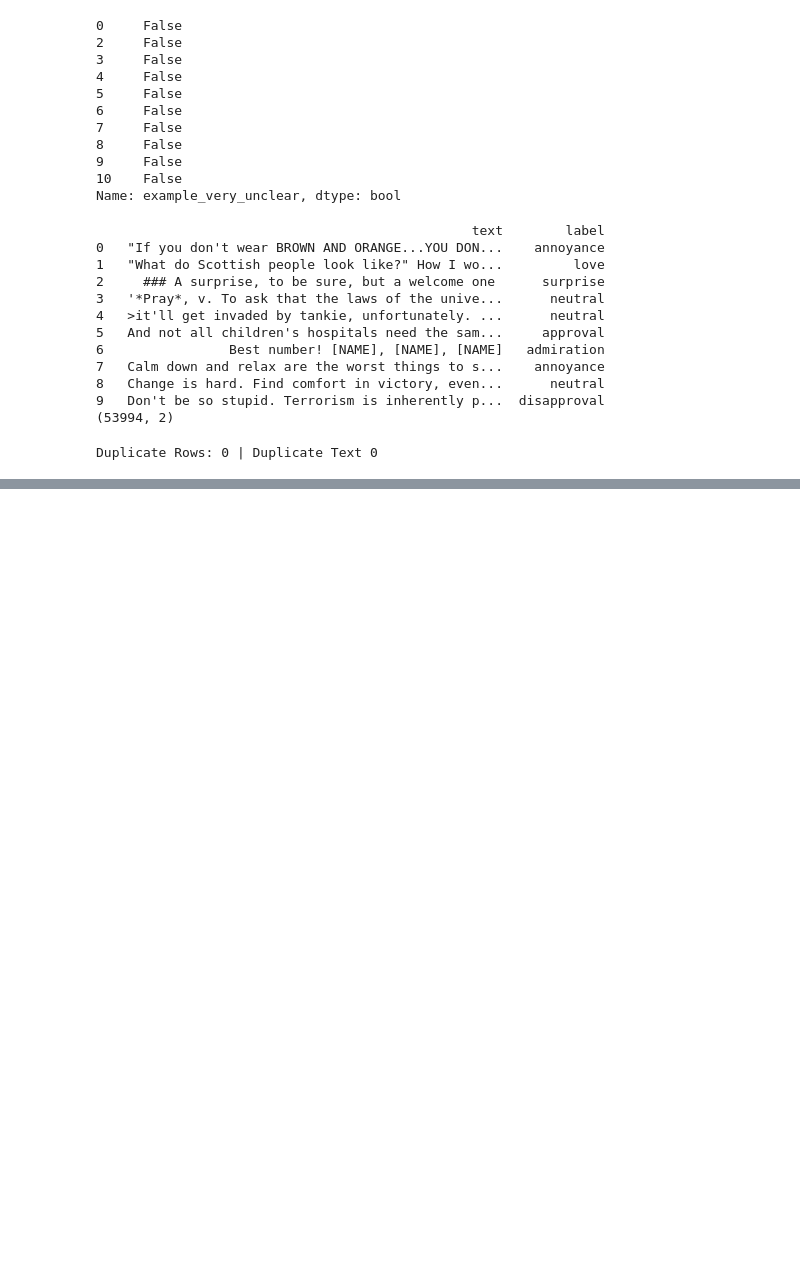
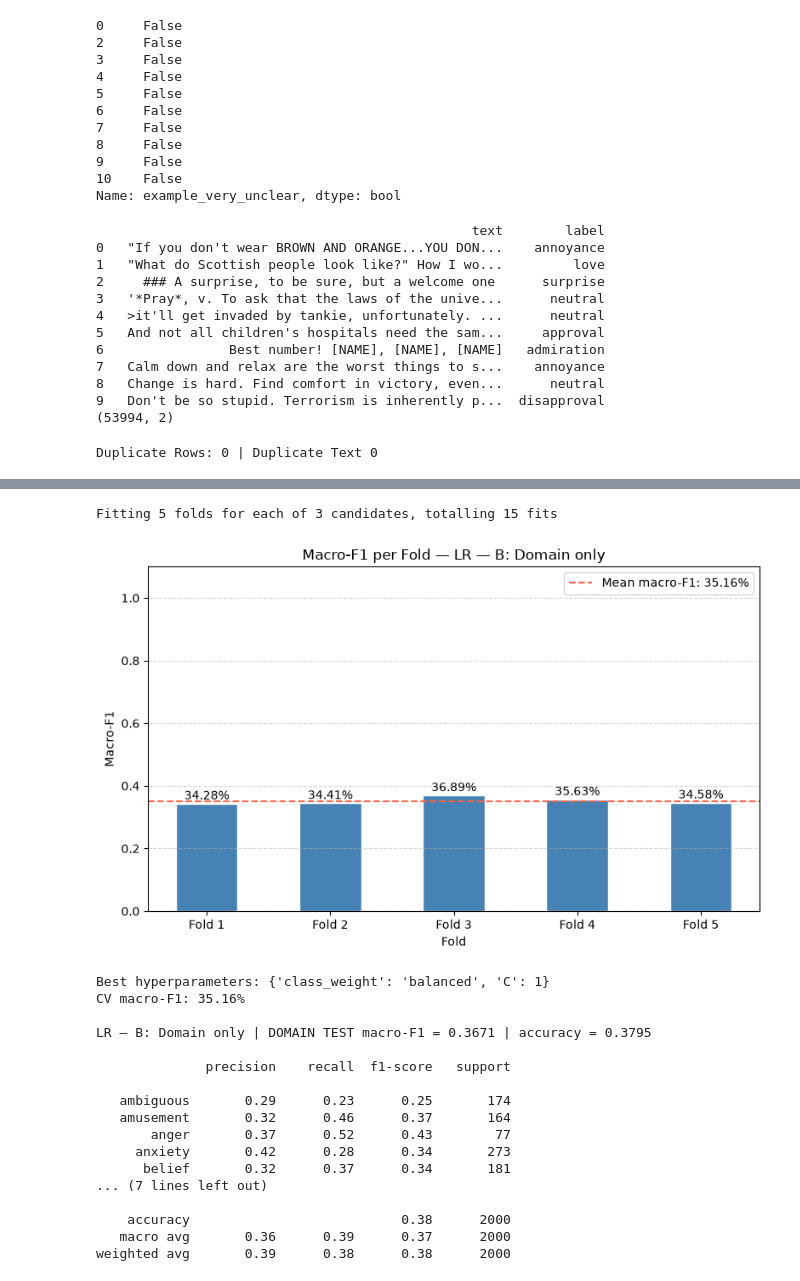
Before and after one commit to Tony-Le-Swin/Technology-Design-Project, a Jupyter notebook: main.ipynb, the cells around one changed output, grey strips where cells are left out. Drawn from its saved outputs; the diff is of its cells as text; code cells hidden in the pictures; blank space fills up the shorter version.

```diff
--- a/main.ipynb
+++ b/main.ipynb
@@ -153,0 +389,40 @@ domain_df.to_csv("domain_df.csv", index = True, encoding = "utf-8")
+# %%
+# Logistic Regression — Model B: Domain only
+lr_B, best_lr_B = validate_model_kfold(
+    LogisticRegression(
+        random_state=seed,
+        max_iter=1000
+    ),
+    param_dist_lr,
+    X_B_train,
+    y_B_train,
+    name="LR — B: Domain only",
+    n_iter=3
+)
+
+pred_lr_B = evaluate(
+    lr_B,
+    X_domain_test_B,
+    y_domain_test,
+    "LR — B: Domain only"
+)
+# %% [output]
+Fitting 5 folds for each of 3 candidates, totalling 15 fits
+[figure, added]
+Best hyperparameters: {'class_weight': 'balanced', 'C': 1}
+CV macro-F1: 35.16%
+
+LR — B: Domain only | DOMAIN TEST macro-F1 = 0.3671 | accuracy = 0.3795
+
+              precision    recall  f1-score   support
+
+   ambiguous       0.29      0.23      0.25       174
+   amusement       0.32      0.46      0.37       164
+       anger       0.37      0.52      0.43        77
+     anxiety       0.42      0.28      0.34       273
+      belief       0.32      0.37      0.34       181
+... (7 lines left out)
+
+    accuracy                           0.38      2000
+   macro avg       0.36      0.39      0.37      2000
+weighted avg       0.39      0.38      0.38      2000
```
Also changed, not shown: parts of 33 cells of this notebook.
